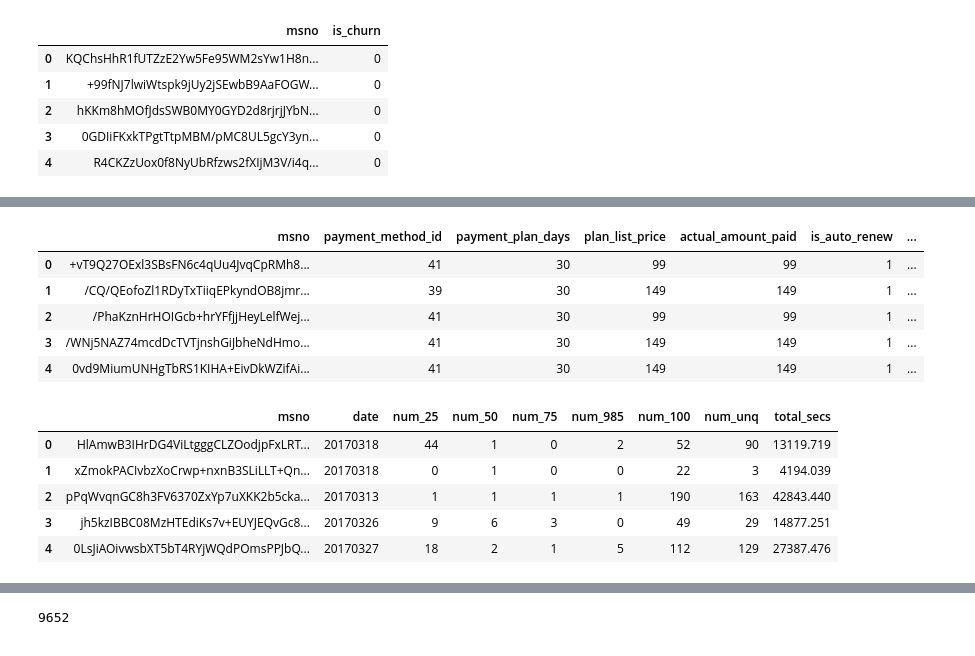
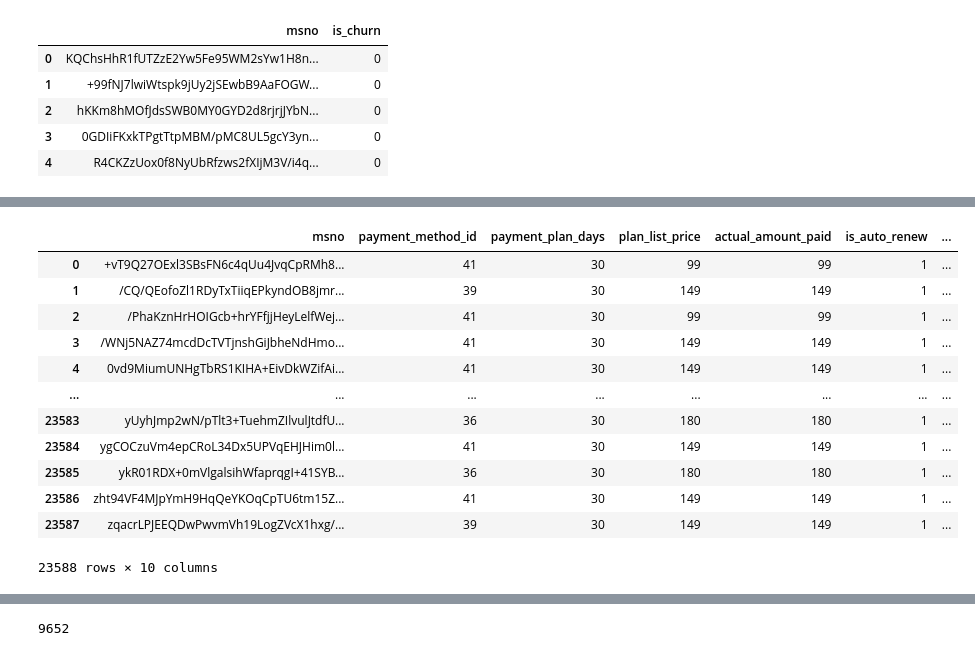
Before and after one commit to sethmjackson/-KKBox_NYCDSA_Hackathon_11-1-2020, a Jupyter notebook: Nick/hackathon.ipynb, the cells around one changed output, grey strips where cells are left out. Saved outputs shown, nothing was run; the diff lists cells and outputs as text; code cells hidden in the pictures.

```diff
--- a/Nick/hackathon.ipynb
+++ b/Nick/hackathon.ipynb
@@ -30,18 +37,16 @@ members_df.head()
 # %%
-transact_df.head()
+transact_df
 # %% [output]
 |  | msno | payment_method_id | payment_plan_days | plan_list_price | actual_amount_paid | is_auto_renew | ... |
 | 0 | +vT9Q27OExl3SBsFN6c4qUu4JvqCpRMh8... | 41 | 30 | 99 | 99 | 1 | ... |
 | 1 | /CQ/QEofoZl1RDyTxTiiqEPkyndOB8jmr... | 39 | 30 | 149 | 149 | 1 | ... |
 | 2 | /PhaKznHrHOIGcb+hrYFfjjHeyLelfWej... | 41 | 30 | 99 | 99 | 1 | ... |
 | 3 | /WNj5NAZ74mcdDcTVTjnshGiJbheNdHmo... | 41 | 30 | 149 | 149 | 1 | ... |
 | 4 | 0vd9MiumUNHgTbRS1KIHA+EivDkWZifAi... | 41 | 30 | 149 | 149 | 1 | ... |
+| ... | ... | ... | ... | ... | ... | ... | ... |
+| 23583 | yUyhJmp2wN/pTlt3+TuehmZIlvulJtdfU... | 36 | 30 | 180 | 180 | 1 | ... |
+| 23584 | ygCOCzuVm4epCRoL34Dx5UPVqEHJHim0l... | 41 | 30 | 149 | 149 | 1 | ... |
+| 23585 | ykR01RDX+0mVlgalsihWfaprqgI+41SYB... | 36 | 30 | 180 | 180 | 1 | ... |
+| 23586 | zht94VF4MJpYmH9HqQeYKOqCpTU6tm15Z... | 41 | 30 | 149 | 149 | 1 | ... |
+| 23587 | zqacrLPJEEQDwPwvmVh19LogZVcX1hxg/... | 39 | 30 | 149 | 149 | 1 | ... |
+23588 rows × 10 columns
-# %%
-users_df.head()
-# %% [output]
-|  | msno | date | num_25 | num_50 | num_75 | num_985 | num_100 | num_unq | total_secs |
-| 0 | HlAmwB3IHrDG4ViLtgggCLZOodjpFxLRT... | 20170318 | 44 | 1 | 0 | 2 | 52 | 90 | 13119.719 |
-| 1 | xZmokPACIvbzXoCrwp+nxnB3SLiLLT+Qn... | 20170318 | 0 | 1 | 0 | 0 | 22 | 3 | 4194.039 |
-| 2 | pPqWvqnGC8h3FV6370ZxYp7uXKK2b5cka... | 20170313 | 1 | 1 | 1 | 1 | 190 | 163 | 42843.440 |
-| 3 | jh5kzIBBC08MzHTEdiKs7v+EUYJEQvGc8... | 20170326 | 9 | 6 | 3 | 0 | 49 | 29 | 14877.251 |
-| 4 | 0LsJiAOivwsbXT5bT4RYjWQdPOmsPPJbQ... | 20170327 | 18 | 2 | 1 | 5 | 112 | 129 | 27387.476 |
```
Also changed, not shown: parts of 28 cells of this notebook, 4 other files.
